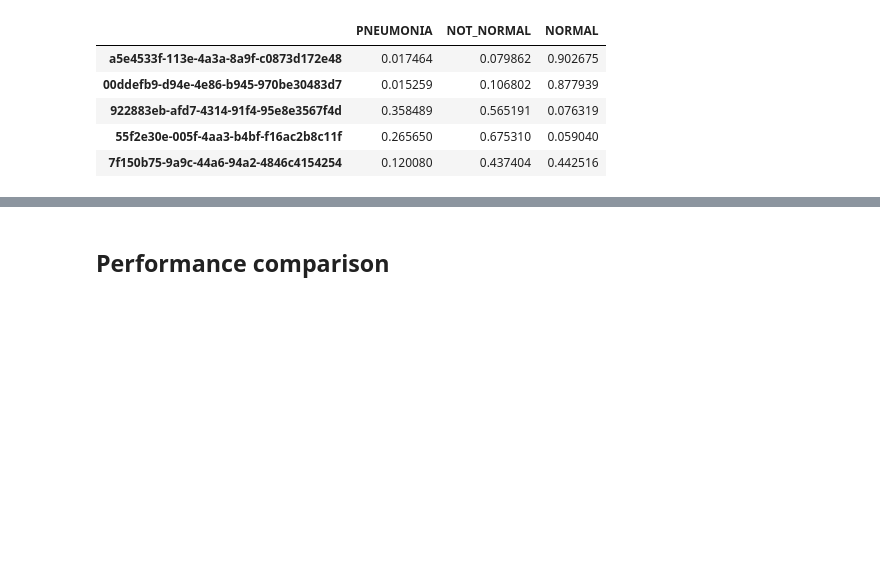
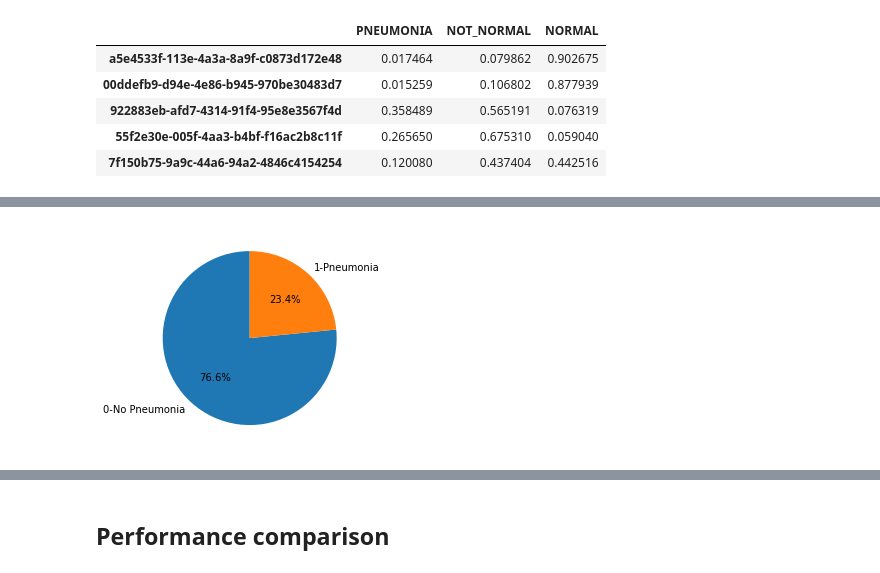
Before and after one commit to pswaruppk/GL_CAPSTONE, a Jupyter notebook: pneumonia_detection.ipynb, the cells around one changed output, grey strips where cells are left out. Drawn from its saved outputs; the diff is of its cells as text; code cells hidden in the pictures; blank space fills up the shorter version.

```diff
--- a/pneumonia_detection.ipynb
+++ b/pneumonia_detection.ipynb
@@ -2896,0 +2934,2 @@ pred_df.to_csv('pred_df.csv')
+# %%
+pd_hybrid.drop(pd_hybrid.columns[0],inplace=True,axis=1)
@@ -2896,0 +2942,18 @@ pred_df.to_csv('pred_df.csv')
+# %%
+def get_pred_merged_meta_data(pred_d, meta_d):
+  pred_meta_merged_map = {}
+  for n, row in pred_d.iterrows():
+    pid = row['patientId']
+    if pid not in pred_meta_merged_map:
+      mrow = meta_d[meta_d.patientId == pid]
+      pred_meta_merged_map[pid] = {'PNEUMONIA':row['PNEUMONIA']	,
+                                   'NOT_NORMAL':row['NOT_NORMAL'],
+                                   'NORMAL':row['NORMAL'],
+                                   'PatientAge':mrow['PatientAge'].values[0],
+                                   'PatientSex':mrow['PatientSex'].values[0],
+                                   'ViewPosition':mrow['ViewPosition'].values[0],
+                                   'Target':mrow['Target'].values[0]}
+  df = pd.DataFrame(pred_meta_merged_map).T
+  return df
+# %%
+merged_pred_meta_df = get_pred_merged_meta_data(pred_df,pd_hybrid)
@@ -2896,0 +2969,4 @@ pred_df.to_csv('pred_df.csv')
+# %%
+merged_pred_meta_df.reset_index(inplace=True)
+merged_pred_meta_df.rename(columns={'index':'patientId'},inplace=True)
+merged_pred_meta_df.head()
@@ -2896,0 +2989,10 @@ pred_df.to_csv('pred_df.csv')
+# %%
+import matplotlib.pyplot as plt
+import numpy as np
+unique_values, count = np.unique(merged_pred_meta_df['Target'], return_counts=True)
+
+plt.pie(count, labels = ['0-No Pneumonia', '1-Pneumonia'],
+          autopct='%1.1f%%', startangle=90)
+plt.show()
+# %% [output]
+[figure, added]
```
Also changed, not shown: parts of 24 cells of this notebook.
